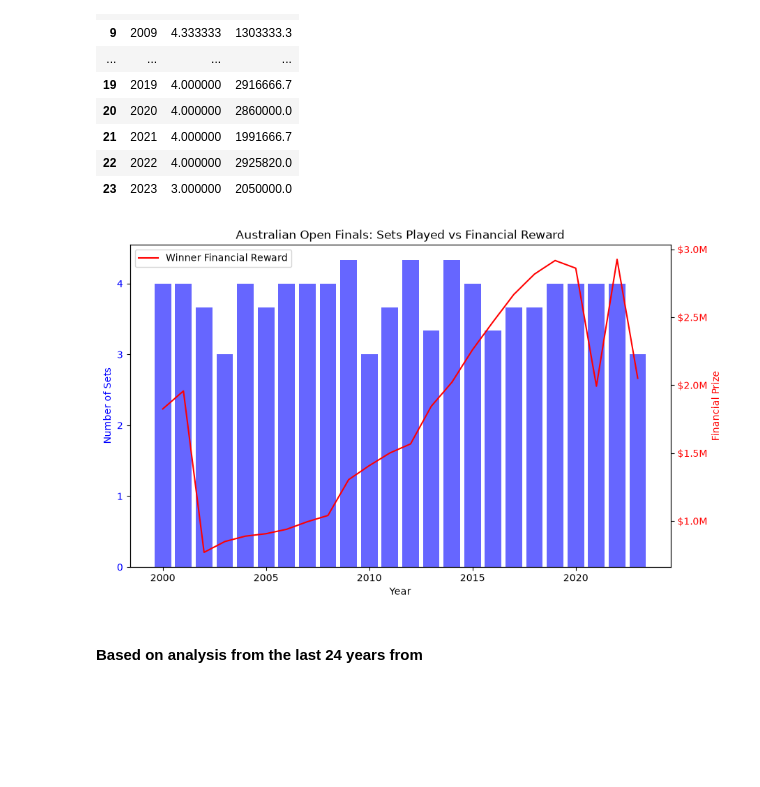
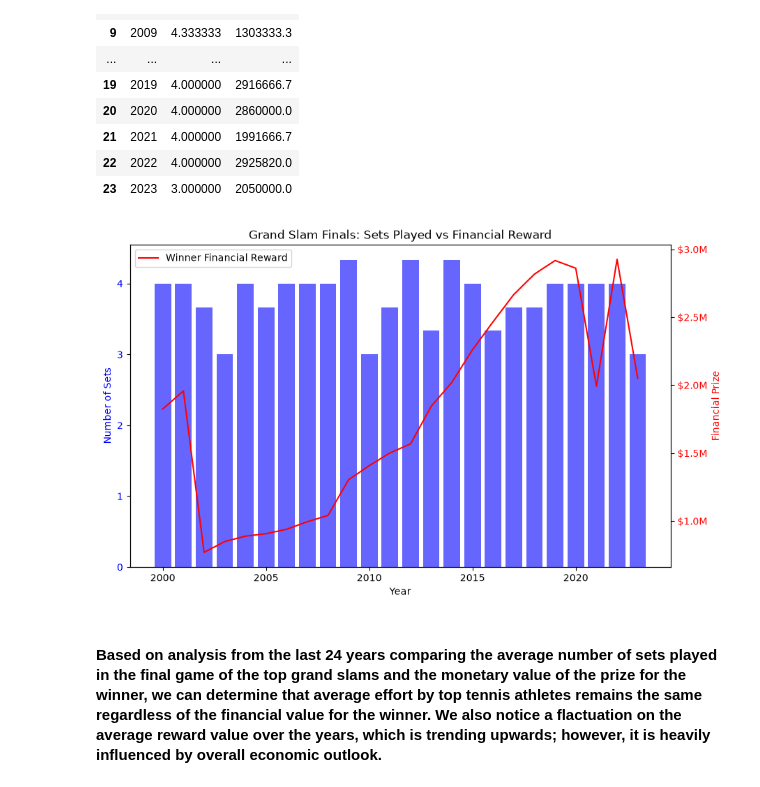
Before and after one commit to DeanDro/StartupMix, a Jupyter notebook: clean_assignment.ipynb, the cells around one changed output. Saved outputs shown, nothing was run; the diff lists cells and outputs as text; code cells hidden in the pictures; blank space fills up the shorter version.

Commit message:
Final analysis

```diff
--- a/clean_assignment.ipynb
+++ b/clean_assignment.ipynb
@@ -93,20 +93,20 @@ avg_perf
 # %%
 fig, ax = plt.subplots(figsize=(10, 6))
 bars = ax.bar(avg_perf['Year'], avg_perf['Sets'], color='blue', alpha=0.6, label='Number of sets in the final')
 ax.set_xlabel('Year')
 ax.set_ylabel('Number of Sets', color = 'blue')
 ax.tick_params(axis='y', labelcolor='blue')
 
 ax2 = ax.twinx()
 line = ax2.plot(avg_perf['Year'], avg_perf['Prize'], color='red', label='Winner Financial Reward')
 ax2.set_ylabel('Financial Prize', color='red')
 ax2.tick_params(axis='y', labelcolor='red')
 ax2.yaxis.set_major_formatter(ticker.FuncFormatter(lambda x, p: f'${x*1e-6:.1f}M'))
 
 plt.legend()
-plt.title('Australian Open Finals: Sets Played vs Financial Reward')
+plt.title('Grand Slam Finals: Sets Played vs Financial Reward')
 plt.show()
 # %% [output]
-[figure, old version]
+[figure, new version]
 # %% [markdown]
-#### Based on analysis from the last 24 years from
+#### Based on analysis from the last 24 years comparing the average number of sets played in the final game of the top grand slams and the monetary value of the prize for the winner, we can determine that average effort by top tennis athletes remains the same regardless of the financial value for the winner. We also notice a flactuation on the average reward value over the years, which is trending upwards; however, it is heavily influenced by overall economic outlook.
```
